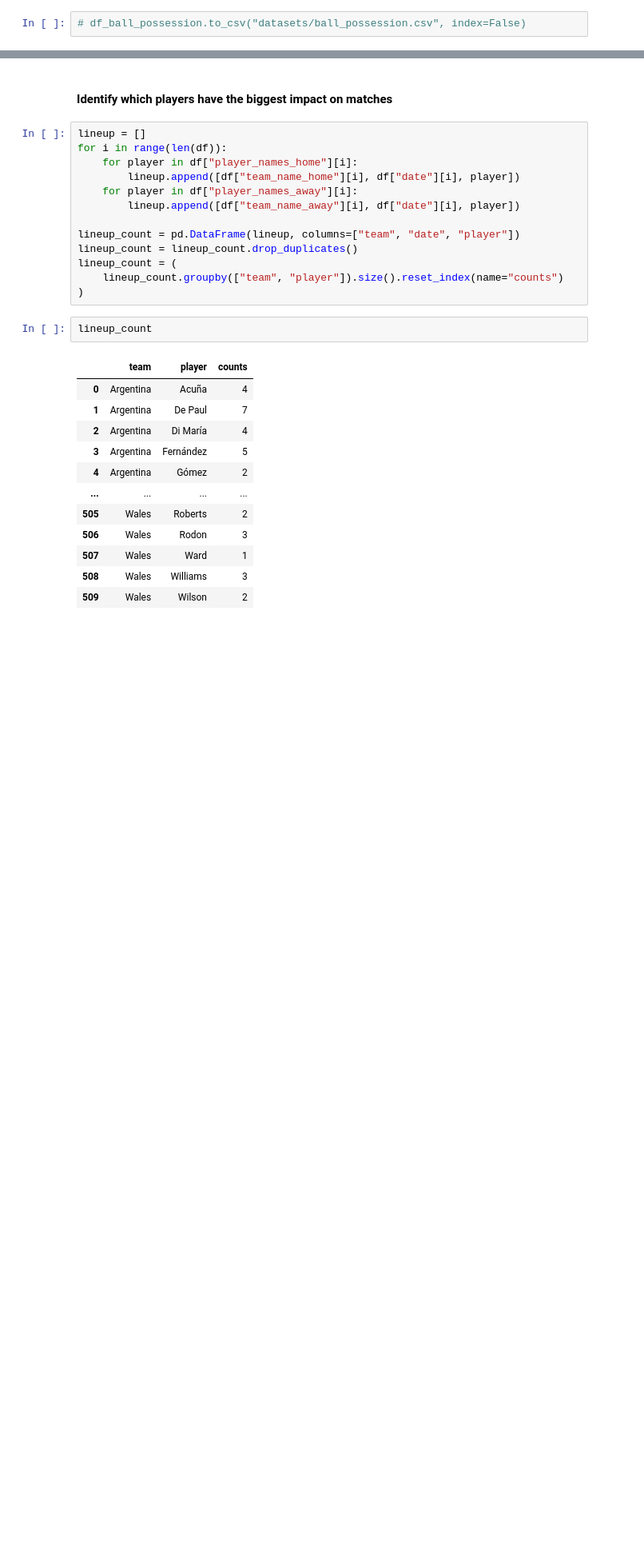
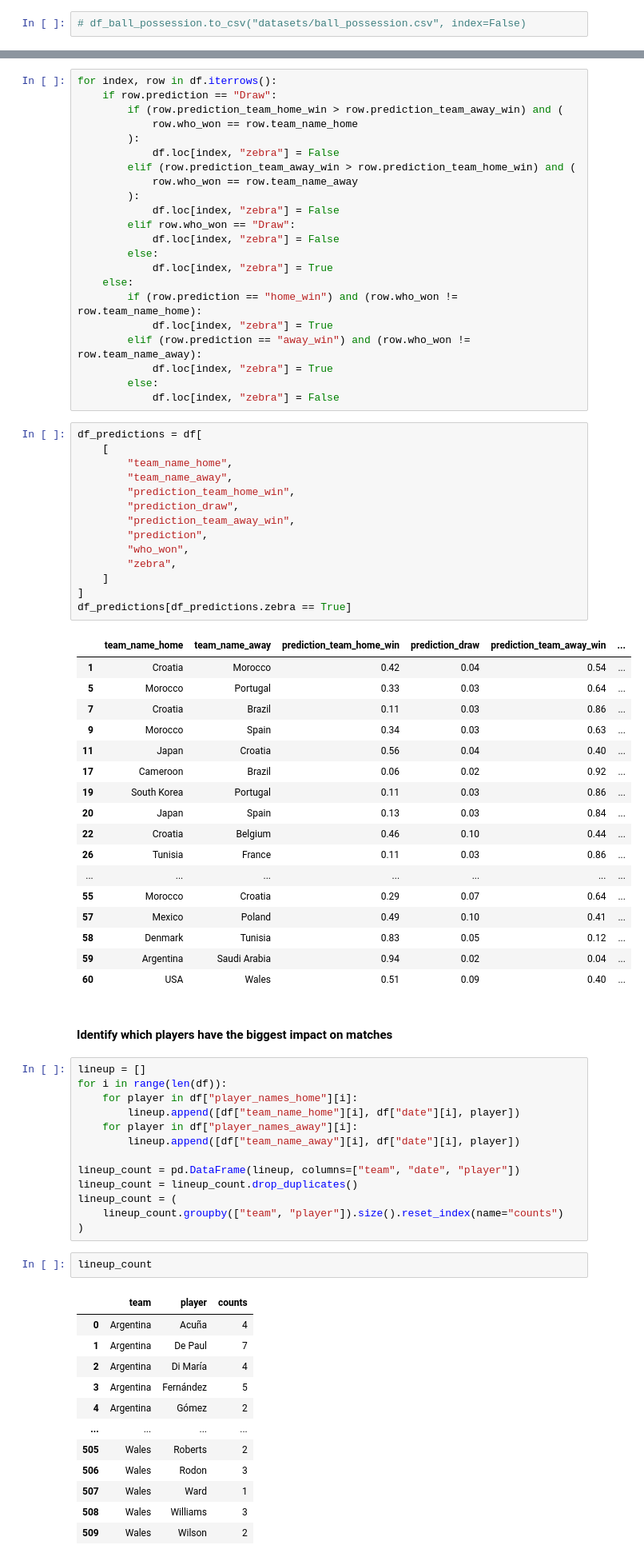
Before and after one commit to caiocmb7/projetos, a Jupyter notebook: ML&AI/world cup 2022/worldcup_eda.ipynb, the cells around one changed output, grey strips where cells are left out. Shown at 80% size. Cells and saved outputs as stored; diff of their text form; blank space fills up the shorter version.

```diff
--- a/ML&AI/world cup 2022/worldcup_eda.ipynb
+++ b/ML&AI/world cup 2022/worldcup_eda.ipynb
@@ -499,3 +496,57 @@ df_ball_possession[df_ball_possession.ball_possession_analysis == "Y"]
+# %%
+for index, row in df.iterrows():
+    if row.prediction == "Draw":
+        if (row.prediction_team_home_win > row.prediction_team_away_win) and (
+            row.who_won == row.team_name_home
+        ):
+            df.loc[index, "zebra"] = False
+        elif (row.prediction_team_away_win > row.prediction_team_home_win) and (
+            row.who_won == row.team_name_away
+        ):
+            df.loc[index, "zebra"] = False
+        elif row.who_won == "Draw":
+            df.loc[index, "zebra"] = False
+        else:
+            df.loc[index, "zebra"] = True
+    else:
+        if (row.prediction == "home_win") and (row.who_won != row.team_name_home):
+            df.loc[index, "zebra"] = True
+        elif (row.prediction == "away_win") and (row.who_won != row.team_name_away):
+            df.loc[index, "zebra"] = True
+        else:
+            df.loc[index, "zebra"] = False
+# %%
+df_predictions = df[
+    [
+        "team_name_home",
+        "team_name_away",
+        "prediction_team_home_win",
+        "prediction_draw",
+        "prediction_team_away_win",
+        "prediction",
+        "who_won",
+        "zebra",
+    ]
+]
+df_predictions[df_predictions.zebra == True]
+# %% [output]
+|  | team_name_home | team_name_away | prediction_team_home_win | prediction_draw | prediction_team_away_win | ... |
+| 1 | Croatia | Morocco | 0.42 | 0.04 | 0.54 | ... |
+| 5 | Morocco | Portugal | 0.33 | 0.03 | 0.64 | ... |
+| 7 | Croatia | Brazil | 0.11 | 0.03 | 0.86 | ... |
+| 9 | Morocco | Spain | 0.34 | 0.03 | 0.63 | ... |
+| 11 | Japan | Croatia | 0.56 | 0.04 | 0.40 | ... |
+| 17 | Cameroon | Brazil | 0.06 | 0.02 | 0.92 | ... |
+| 19 | South Korea | Portugal | 0.11 | 0.03 | 0.86 | ... |
+| 20 | Japan | Spain | 0.13 | 0.03 | 0.84 | ... |
+| 22 | Croatia | Belgium | 0.46 | 0.10 | 0.44 | ... |
+| 26 | Tunisia | France | 0.11 | 0.03 | 0.86 | ... |
+| ... | ... | ... | ... | ... | ... | ... |
+| 55 | Morocco | Croatia | 0.29 | 0.07 | 0.64 | ... |
+| 57 | Mexico | Poland | 0.49 | 0.10 | 0.41 | ... |
+| 58 | Denmark | Tunisia | 0.83 | 0.05 | 0.12 | ... |
+| 59 | Argentina | Saudi Arabia | 0.94 | 0.02 | 0.04 | ... |
+| 60 | USA | Wales | 0.51 | 0.09 | 0.40 | ... |
 # %% [markdown]
 #### Identify which players have the biggest impact on matches
 # %%
```
Also changed, not shown: parts of 10 cells of this notebook.
